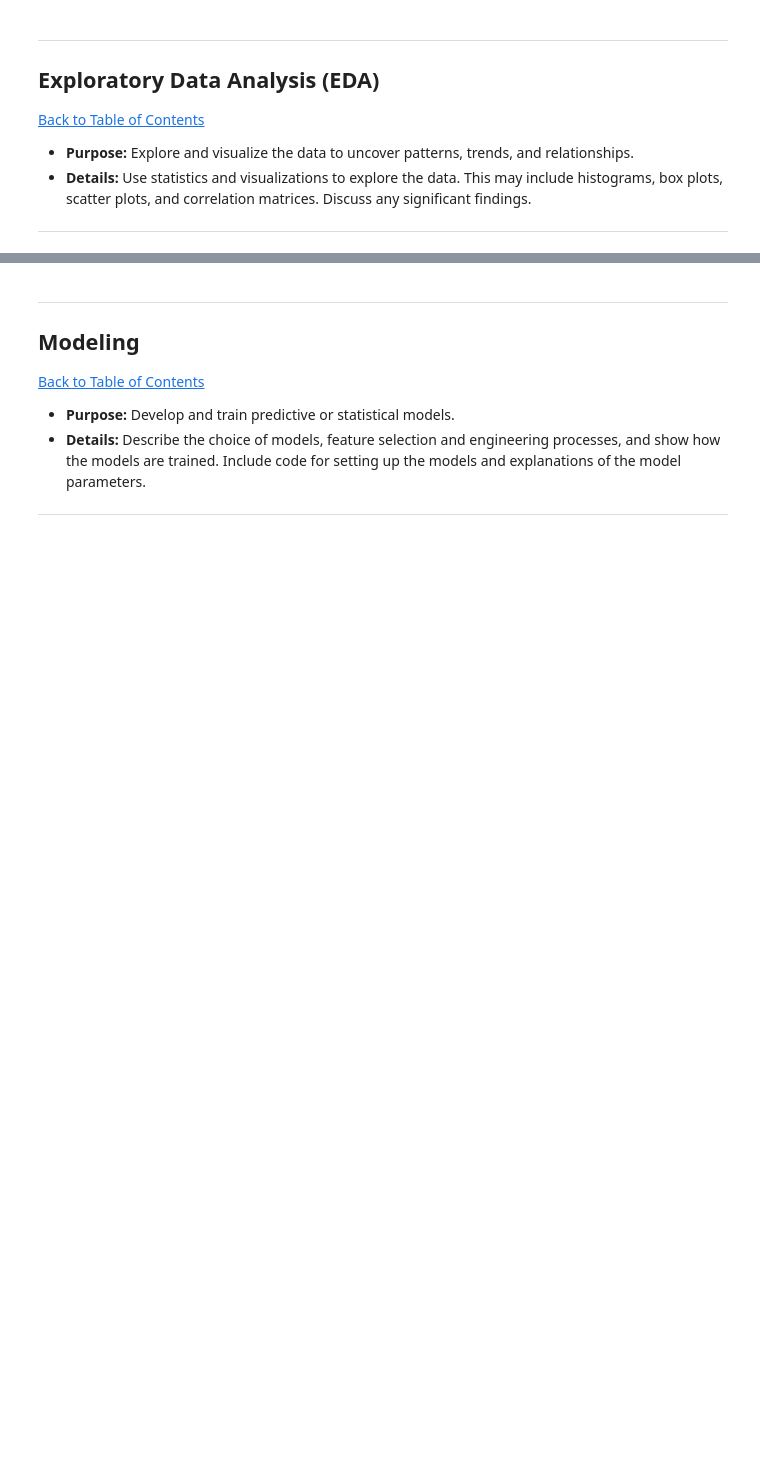
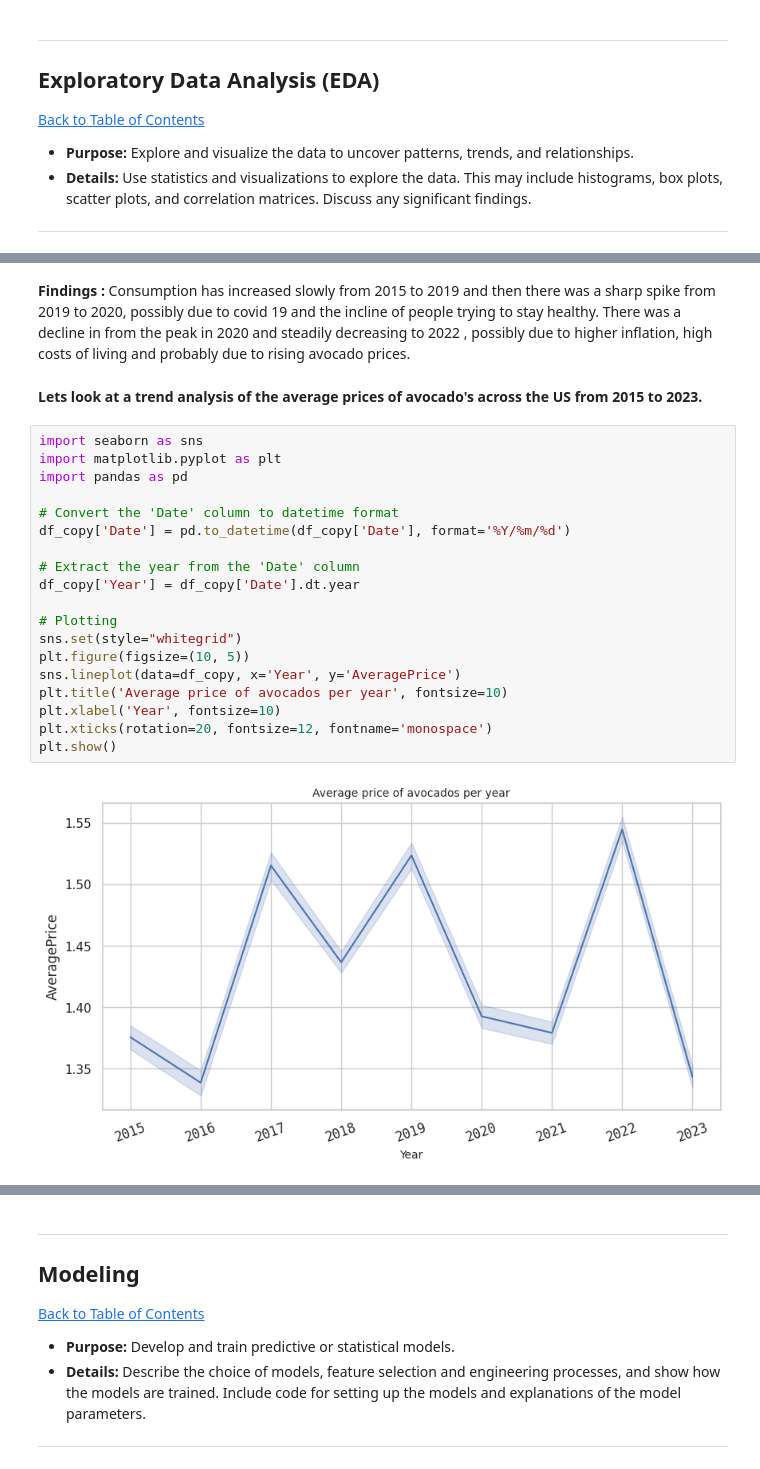
Before and after one commit to VenishaAI/Cornerstone_Project_Avo-Data_Prices, a Jupyter notebook: QCTO---Workplace-Module-Notebook-Template-4571 (1).ipynb, the cells around one changed output, grey strips where cells are left out. Cells and saved outputs as stored; diff of their text form; blank space fills up the shorter version.

```diff
--- a/QCTO---Workplace-Module-Notebook-Template-4571 (1).ipynb
+++ b/QCTO---Workplace-Module-Notebook-Template-4571 (1).ipynb
@@ -275,0 +379,25 @@ pip freeze > requirements.txt
+# %% [markdown]
+**Findings :** Consumption has increased slowly from 2015 to 2019 and then there was a sharp spike from 2019 to 2020, possibly due to covid 19 and the incline of people trying to stay healthy. There was a decline in from the peak in 2020 and steadily decreasing to 2022 , possibly due to higher inflation, high costs of living and probably due to rising avocado prices.
+# %% [markdown]
+**Lets look at a trend analysis of the average prices of avocado's across the US from 2015 to 2023.**
+# %%
+import seaborn as sns
+import matplotlib.pyplot as plt
+import pandas as pd
+
+# Convert the 'Date' column to datetime format
+df_copy['Date'] = pd.to_datetime(df_copy['Date'], format='%Y/%m/%d')
+
+# Extract the year from the 'Date' column
+df_copy['Year'] = df_copy['Date'].dt.year
+
+# Plotting
+sns.set(style="whitegrid")
+plt.figure(figsize=(10, 5))
+sns.lineplot(data=df_copy, x='Year', y='AveragePrice')
+plt.title('Average price of avocados per year', fontsize=10)
+plt.xlabel('Year', fontsize=10)
+plt.xticks(rotation=20, fontsize=12, fontname='monospace')
+plt.show()
+# %% [output]
+[figure, added]
```
Also changed, not shown: parts of 11 cells of this notebook.
